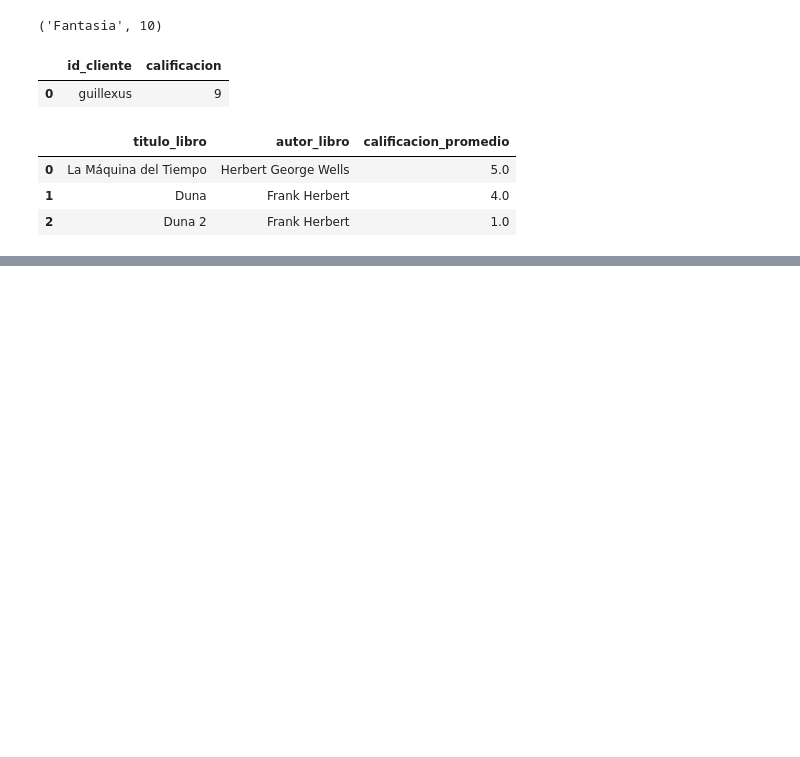
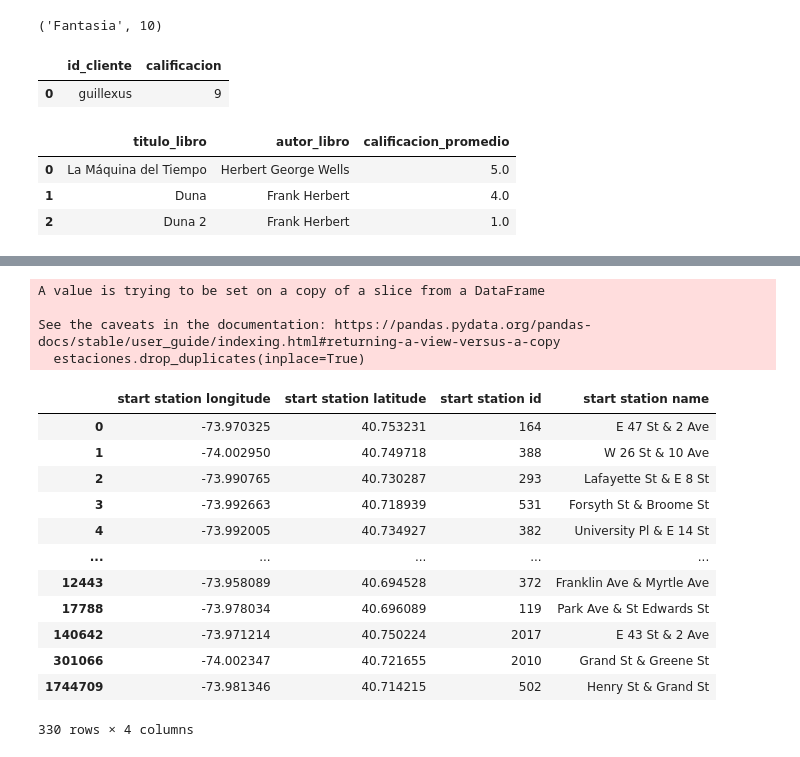
Before and after one commit to Detroxsys/BBDDNE, a Jupyter notebook: Proyecto_II/cass_conection_test.ipynb, the cells around one changed output, grey strips where cells are left out. Drawn from its saved outputs; the diff is of its cells as text; code cells hidden in the pictures; blank space fills up the shorter version.

Commit message:
Data Added
Se agregaron los datos que se usarán para la creación de la base de datos

```diff
--- a/Proyecto_II/cass_conection_test.ipynb
+++ b/Proyecto_II/cass_conection_test.ipynb
@@ -642,3 +642,18 @@ res3
 | 0 | La Máquina del Tiempo | Herbert George Wells | 5.0 |
 | 1 | Duna | Frank Herbert | 4.0 |
 | 2 | Duna 2 | Frank Herbert | 1.0 |
+# %%
+import pandas as pd
+import numpy as np
+import glob
+import os
+
+os.chdir("C:/Users/Pabul/Desktop/databike")
+
+"""extension="csv"
+all_files= [i for i in glob.glob('*.{}'.format(extension))]
+combined=pd.concat([pd.read_csv(i) for i in all_files])
+combined.to_csv("comb.csv", index=  False, encoding="utf-8")"""
+
+df=pd.read_csv("comb.csv")
+df.head()
@@ -644,0 +667,23 @@ res3
+# %%
+estaciones=df[['start station longitude', 'start station latitude',"start station id", 'start station name']]
+estaciones.drop_duplicates(inplace=True)
+estaciones.to_csv('estaciones.csv', index=  False, encoding="utf-8")
+estaciones
+# %% [output]
+A value is trying to be set on a copy of a slice from a DataFrame
+
+See the caveats in the documentation: https://pandas.pydata.org/pandas-docs/stable/user_guide/indexing.html#returning-a-view-versus-a-copy
+  estaciones.drop_duplicates(inplace=True)
+|  | start station longitude | start station latitude | start station id | start station name |
+| 0 | -73.970325 | 40.753231 | 164 | E 47 St & 2 Ave |
+| 1 | -74.002950 | 40.749718 | 388 | W 26 St & 10 Ave |
+| 2 | -73.990765 | 40.730287 | 293 | Lafayette St & E 8 St |
+| 3 | -73.992663 | 40.718939 | 531 | Forsyth St & Broome St |
+| 4 | -73.992005 | 40.734927 | 382 | University Pl & E 14 St |
+| ... | ... | ... | ... | ... |
+| 12443 | -73.958089 | 40.694528 | 372 | Franklin Ave & Myrtle Ave |
+| 17788 | -73.978034 | 40.696089 | 119 | Park Ave & St Edwards St |
+| 140642 | -73.971214 | 40.750224 | 2017 | E 43 St & 2 Ave |
+| 301066 | -74.002347 | 40.721655 | 2010 | Grand St & Greene St |
+| 1744709 | -73.981346 | 40.714215 | 502 | Henry St & Grand St |
+330 rows × 4 columns
```
Also changed, not shown: parts of 2 cells of this notebook, 2 other files.
